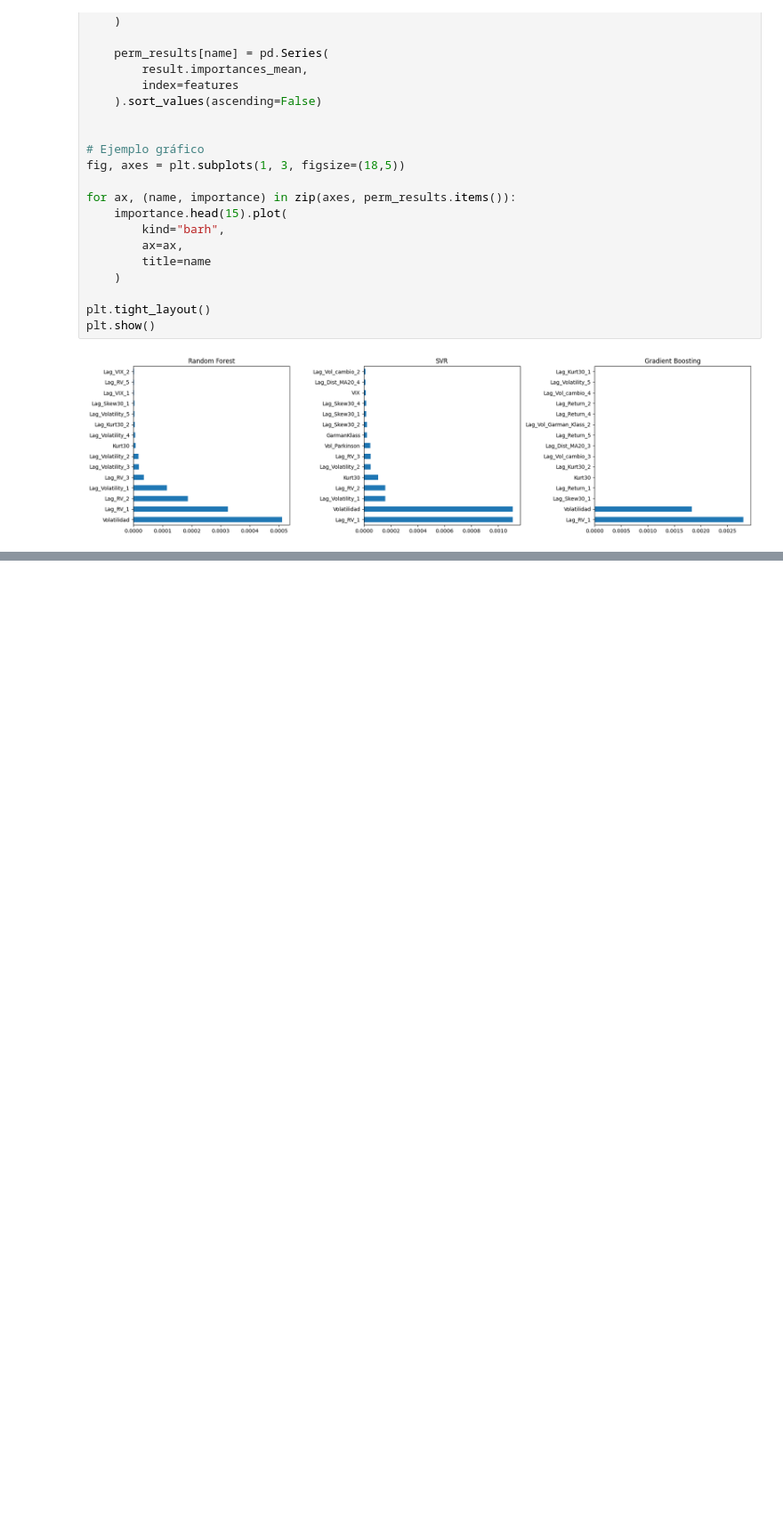
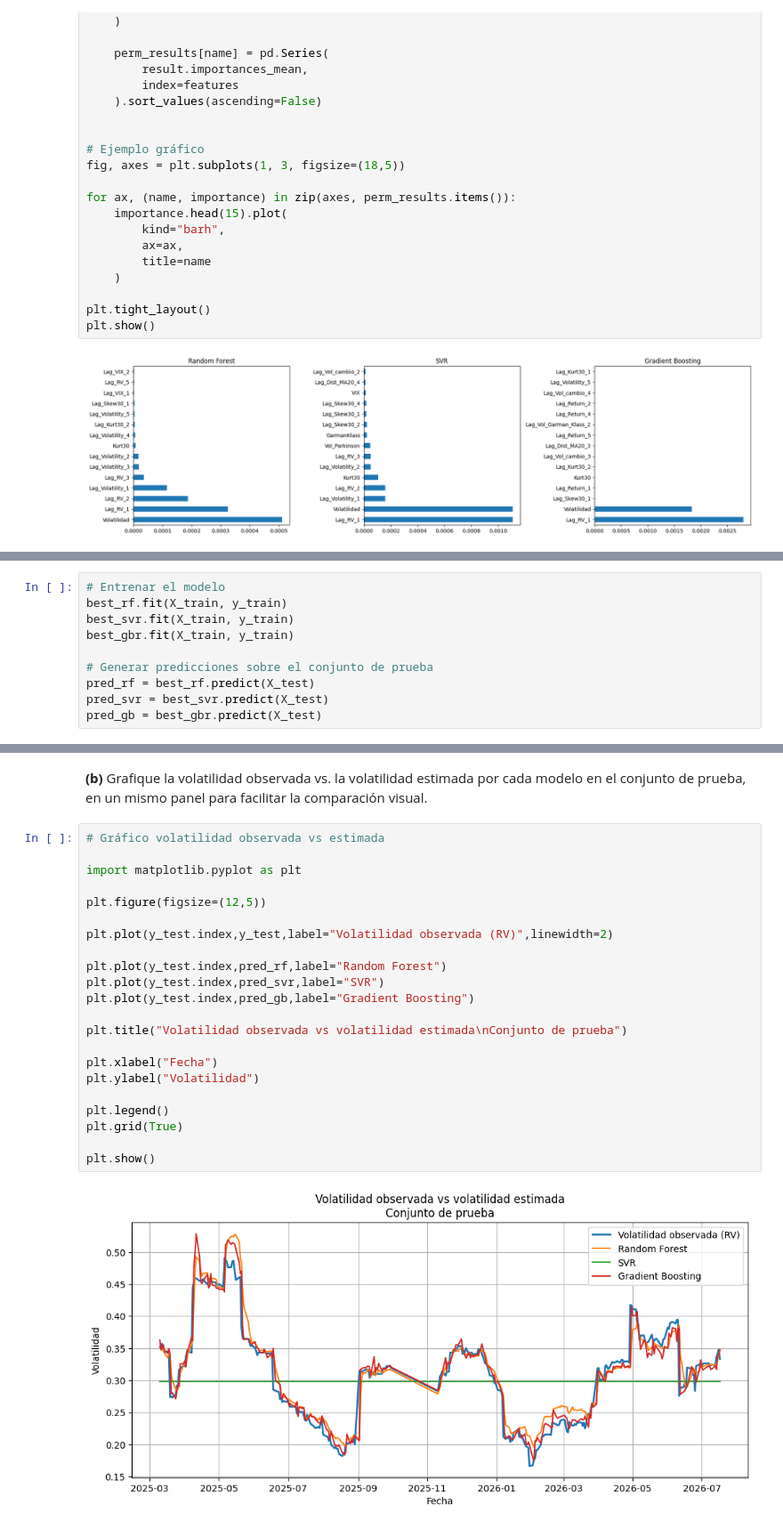
Before and after one commit to Felipe-Lopez-Vergara/ds_finance_-Lopez-, a Jupyter notebook: notebooks/HW_Sesion_6.ipynb, the cells around one changed output, grey strips where cells are left out. Shown at 89% size. Drawn from its saved outputs; the diff is of its cells as text; blank space fills up the shorter version.

```diff
--- a/notebooks/HW_Sesion_6.ipynb
+++ b/notebooks/HW_Sesion_6.ipynb
@@ -656,0 +642,10 @@ Esta comparación permite además verificar si los modelos ML están aprendiendo
+# %%
+# Entrenar el modelo
+best_rf.fit(X_train, y_train)
+best_svr.fit(X_train, y_train)
+best_gbr.fit(X_train, y_train)
+
+# Generar predicciones sobre el conjunto de prueba
+pred_rf = best_rf.predict(X_test)
+pred_svr = best_svr.predict(X_test)
+pred_gb = best_gbr.predict(X_test)
@@ -656,0 +699,26 @@ Esta comparación permite además verificar si los modelos ML están aprendiendo
+# %% [markdown]
+**(b)** Grafique la volatilidad observada vs. la volatilidad estimada por cada modelo en el conjunto de prueba, en un mismo panel para facilitar la comparación visual.
+# %%
+# Gráfico volatilidad observada vs estimada
+
+import matplotlib.pyplot as plt
+
+plt.figure(figsize=(12,5))
+
+plt.plot(y_test.index,y_test,label="Volatilidad observada (RV)",linewidth=2)
+
+plt.plot(y_test.index,pred_rf,label="Random Forest")
+plt.plot(y_test.index,pred_svr,label="SVR")
+plt.plot(y_test.index,pred_gb,label="Gradient Boosting")
+
+plt.title("Volatilidad observada vs volatilidad estimada\nConjunto de prueba")
+
+plt.xlabel("Fecha")
+plt.ylabel("Volatilidad")
+
+plt.legend()
+plt.grid(True)
+
+plt.show()
+# %% [output]
+[figure, added]
```
Also changed, not shown: parts of 5 cells of this notebook.
